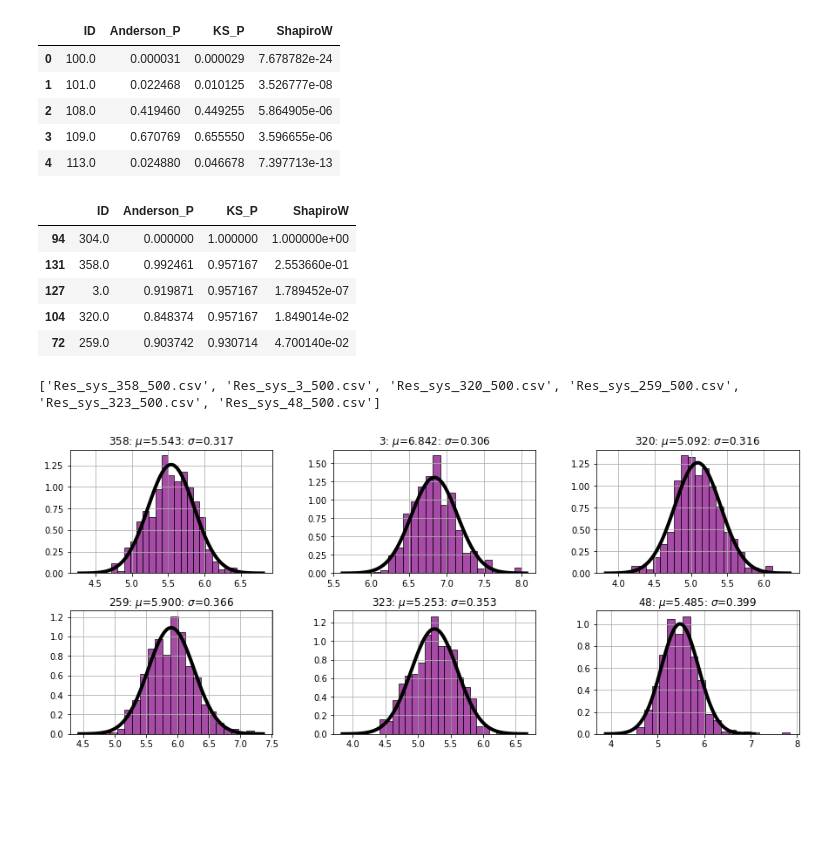
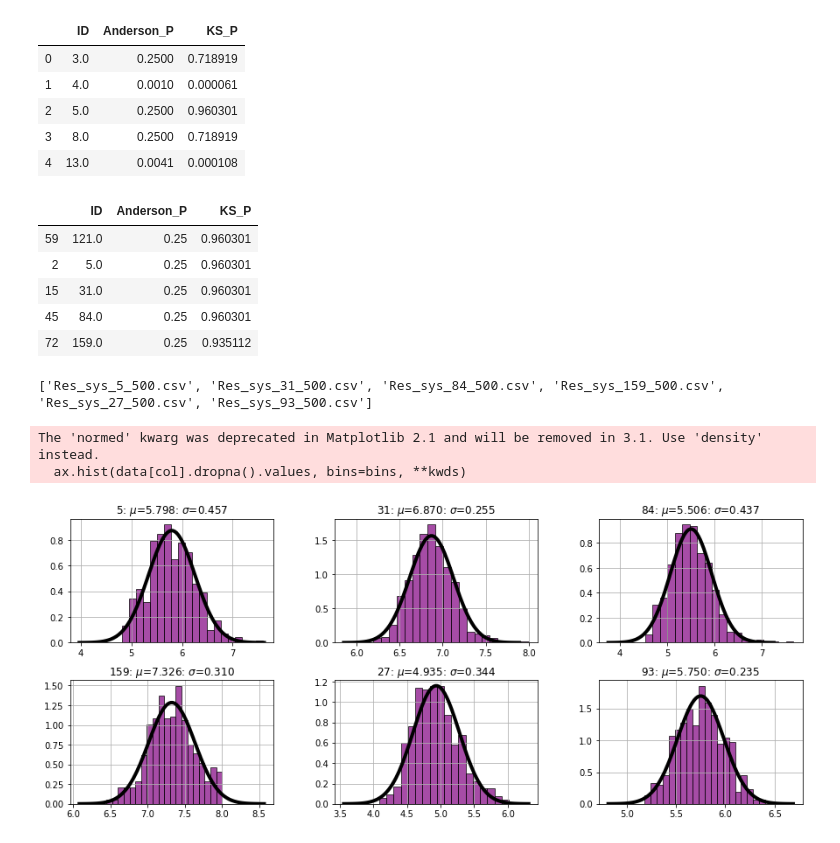
Before and after one commit to Naireen/StabilitySetImage, a Jupyter notebook: Analysis/Resonant_Plotting_Distrbutions.ipynb, the cells around one changed output. Cells and saved outputs as stored; diff of their text form; code cells hidden in the pictures; blank space fills up the shorter version.

```diff
--- a/Analysis/Resonant_Plotting_Distrbutions.ipynb
+++ b/Analysis/Resonant_Plotting_Distrbutions.ipynb
@@ -21,23 +16,23 @@ info.head()
 # %%
-significance_scores = pd.read_csv("../csvs/resonant/significance_scores.csv", index_col=0)
+significance_scores = pd.read_csv("../csvs/resonant/res_signficance_scores_new_scipy.csv")
 significance_scores.head()
 # %% [output]
-|  | ID | Anderson_P | KS_P | ShapiroW |
-| 0 | 100.0 | 0.000031 | 0.000029 | 7.678782e-24 |
-| 1 | 101.0 | 0.022468 | 0.010125 | 3.526777e-08 |
-| 2 | 108.0 | 0.419460 | 0.449255 | 5.864905e-06 |
-| 3 | 109.0 | 0.670769 | 0.655550 | 3.596655e-06 |
-| 4 | 113.0 | 0.024880 | 0.046678 | 7.397713e-13 |
+|  | ID | Anderson_P | KS_P |
+| 0 | 3.0 | 0.2500 | 0.718919 |
+| 1 | 4.0 | 0.0010 | 0.000061 |
+| 2 | 5.0 | 0.2500 | 0.960301 |
+| 3 | 8.0 | 0.2500 | 0.718919 |
+| 4 | 13.0 | 0.0041 | 0.000108 |
 # %%
 ranked_scores = significance_scores.sort_values("KS_P", ascending=False)
 ranked_scores.head()
 # %% [output]
-|  | ID | Anderson_P | KS_P | ShapiroW |
-| 94 | 304.0 | 0.000000 | 1.000000 | 1.000000e+00 |
-| 131 | 358.0 | 0.992461 | 0.957167 | 2.553660e-01 |
-| 127 | 3.0 | 0.919871 | 0.957167 | 1.789452e-07 |
-| 104 | 320.0 | 0.848374 | 0.957167 | 1.849014e-02 |
-| 72 | 259.0 | 0.903742 | 0.930714 | 4.700140e-02 |
+|  | ID | Anderson_P | KS_P |
+| 59 | 121.0 | 0.25 | 0.960301 |
+| 2 | 5.0 | 0.25 | 0.960301 |
+| 15 | 31.0 | 0.25 | 0.960301 |
+| 45 | 84.0 | 0.25 | 0.960301 |
+| 72 | 159.0 | 0.25 | 0.935112 |
 # %%
 def plot_random_hists( planet_systems,title=None):
     ncol, nrow = 3,len(planet_systems)//3
@@ -62,12 +57,11 @@ def plot_random_hists( planet_systems,title=None):
     plt.show()
 # %%
 very_gaussian = ranked_scores.head(7)["ID"]
-# The first shows a score of 1, but is infact actually faulty, as
-# that distribution has one instability time occuring over and over again
-# which for some reason has a KS score of 1 as well ...
 very_gaussian = ["Res_sys_{0}_500.csv".format(int(x))  for x in very_gaussian][1:]
 print (very_gaussian)
 plot_random_hists(very_gaussian)
 # %% [output]
-['Res_sys_358_500.csv', 'Res_sys_3_500.csv', 'Res_sys_320_500.csv', 'Res_sys_259_500.csv', 'Res_sys_323_500.csv', 'Res_sys_48_500.csv']
+['Res_sys_5_500.csv', 'Res_sys_31_500.csv', 'Res_sys_84_500.csv', 'Res_sys_159_500.csv', 'Res_sys_27_500.csv', 'Res_sys_93_500.csv']
+The 'normed' kwarg was deprecated in Matplotlib 2.1 and will be removed in 3.1. Use 'density' instead.
+  ax.hist(data[col].dropna().values, bins=bins, **kwds)
-[figure, old version]
+[figure, new version]
```
Also changed, not shown: parts of 2 cells of this notebook, 15 other files.
